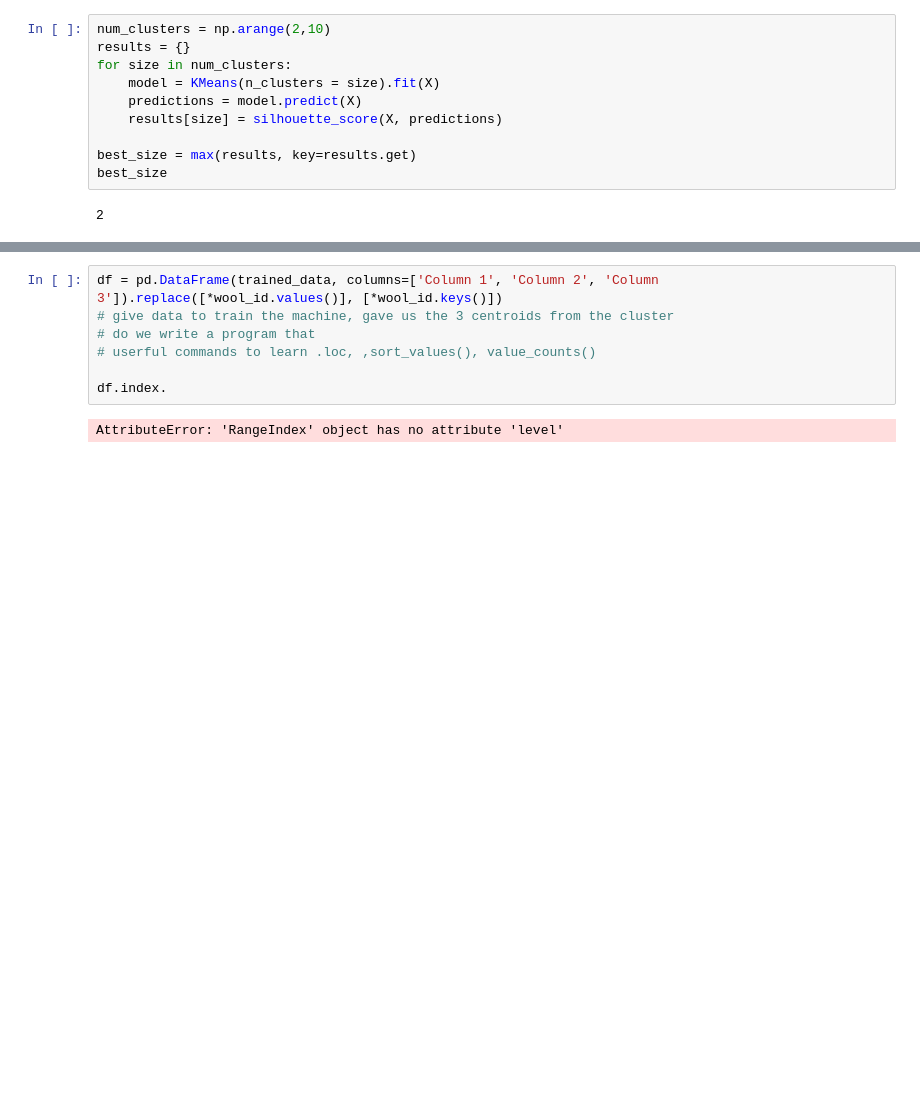
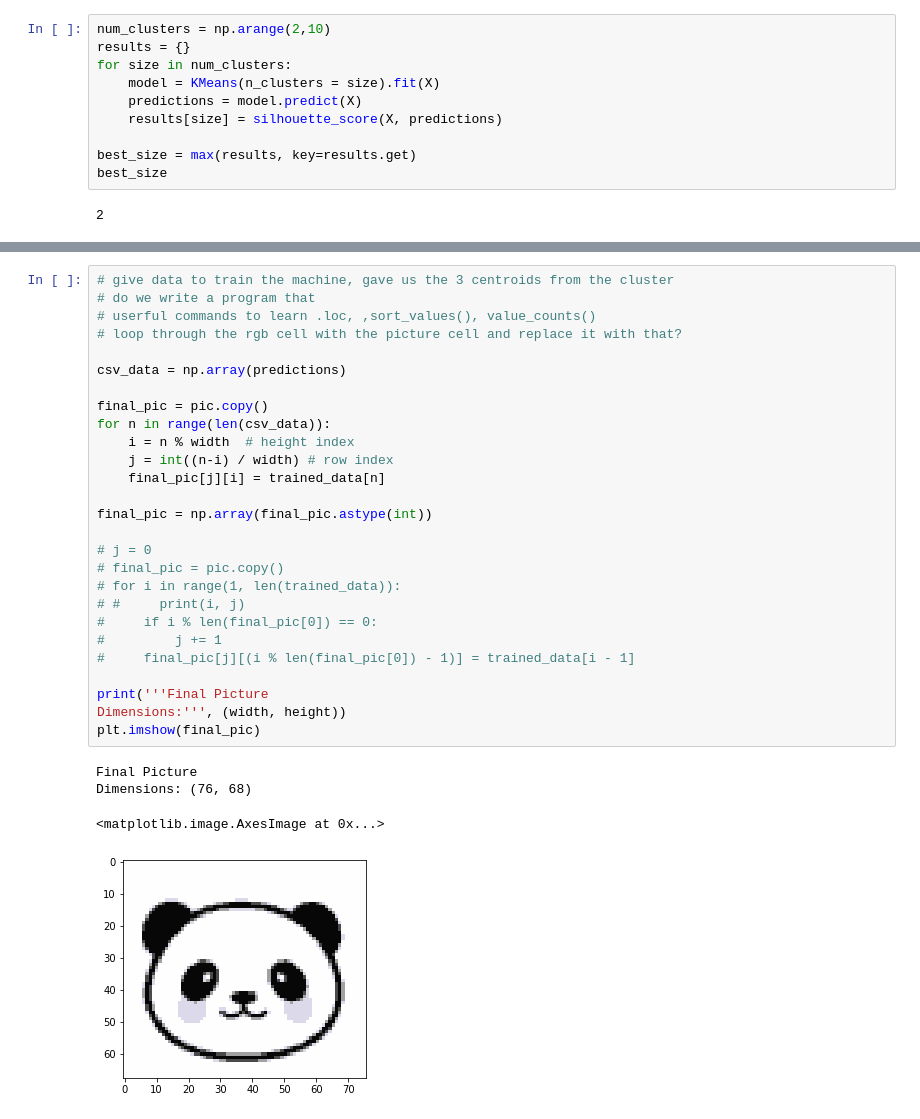
Before and after one commit to Comment-XD/IMG_to_Minecraft_Murall, a Jupyter notebook: pic_machine-checkpoint.ipynb, the cells around one changed output, grey strips where cells are left out. Saved outputs shown, nothing was run; the diff lists cells and outputs as text; blank space fills up the shorter version.

```diff
--- a/pic_machine-checkpoint.ipynb
+++ b/pic_machine-checkpoint.ipynb
@@ -58,9 +68,32 @@ trained_data = [centroids[value] for value in predictions]
 # %%
-df = pd.DataFrame(trained_data, columns=['Column 1', 'Column 2', 'Column 3']).replace([*wool_id.values()], [*wool_id.keys()])
 # give data to train the machine, gave us the 3 centroids from the cluster
 # do we write a program that
 # userful commands to learn .loc, ,sort_values(), value_counts()
+# loop through the rgb cell with the picture cell and replace it with that?
 
-df.index.
+csv_data = np.array(predictions)
+
+final_pic = pic.copy()
+for n in range(len(csv_data)):
+    i = n % width  # height index
+    j = int((n-i) / width) # row index
+    final_pic[j][i] = trained_data[n]
+
+final_pic = np.array(final_pic.astype(int))
+
+# j = 0
+# final_pic = pic.copy()
+# for i in range(1, len(trained_data)):
+# #     print(i, j)
+#     if i % len(final_pic[0]) == 0:
+#         j += 1
+#     final_pic[j][(i % len(final_pic[0]) - 1)] = trained_data[i - 1]
+
+print('''Final Picture
+Dimensions:''', (width, height))
+plt.imshow(final_pic)
 # %% [output]
-AttributeError: 'RangeIndex' object has no attribute 'level'
+Final Picture
+Dimensions: (76, 68)
+<matplotlib.image.AxesImage at 0x...>
+[figure, added]
```
Also changed, not shown: parts of 6 cells of this notebook, 2 other files.
